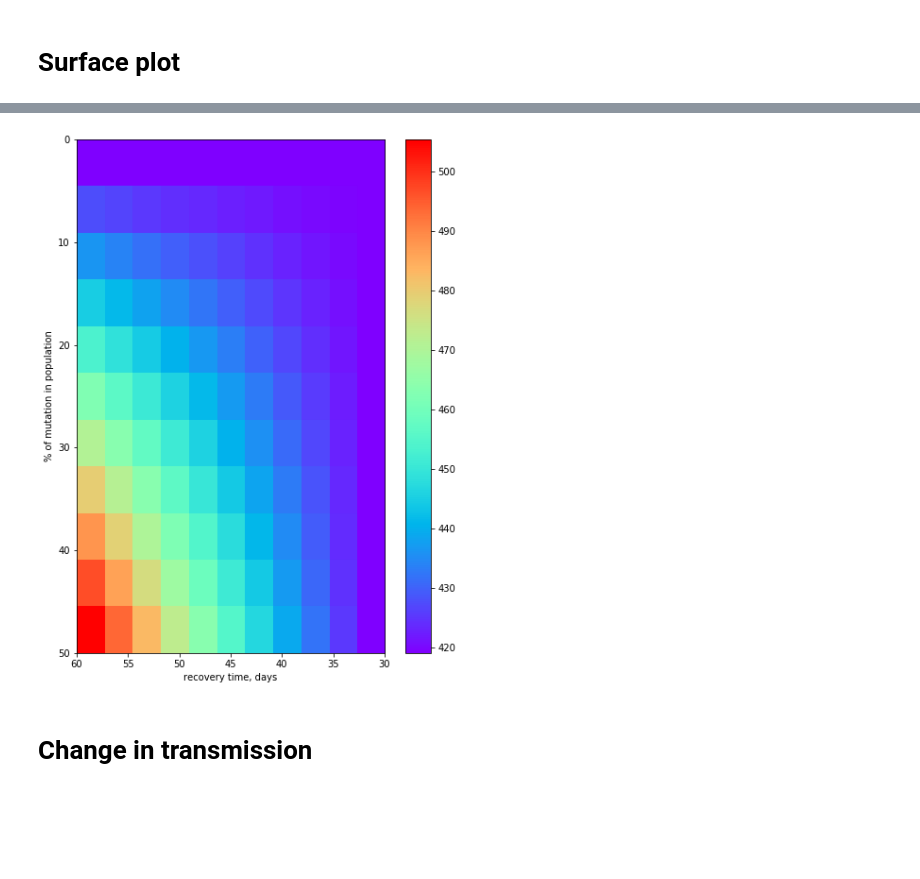
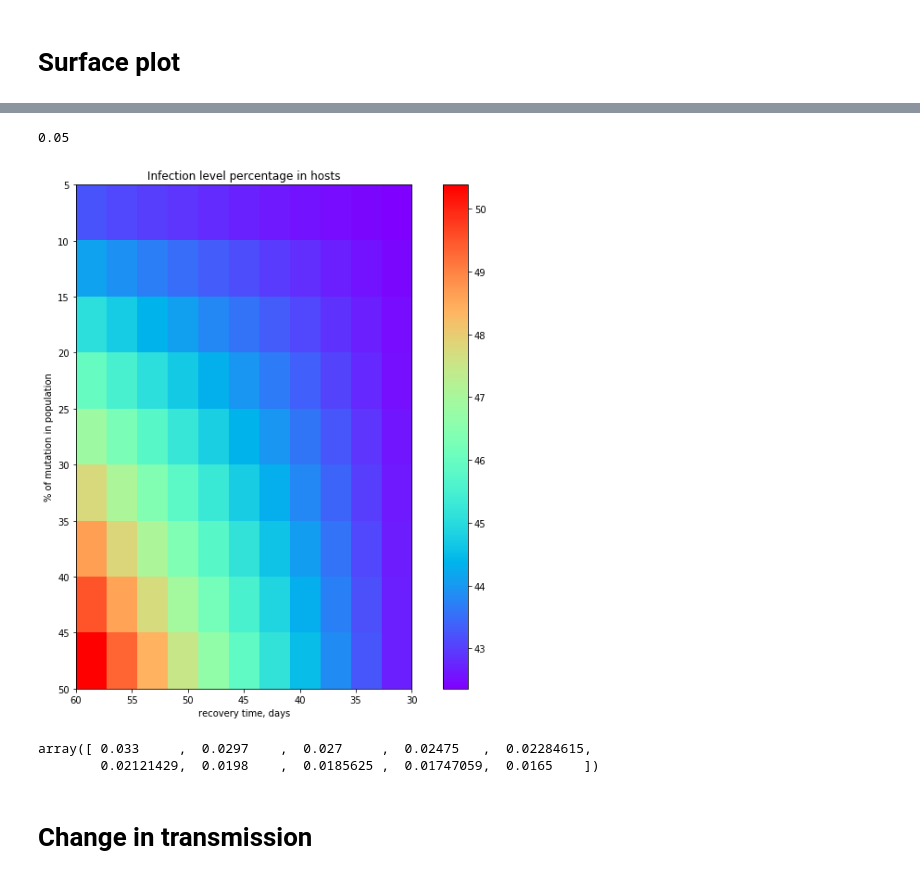
Before and after one commit to susiecant/MSc-project-code, a Jupyter notebook: differential equations with host mutation.ipynb, the cells around one changed output, grey strips where cells are left out. Cells and saved outputs as stored; diff of their text form; code cells hidden in the pictures; blank space fills up the shorter version.

```diff
--- a/differential equations with host mutation.ipynb
+++ b/differential equations with host mutation.ipynb
@@ -208,7 +260,7 @@ plt.show()
 m=np.linspace(0,500,11)
 RES_m=np.zeros((1001,9,11))
 
-r=0.5/1e3;
+r=0.5;
 
 beta=np.array([[0, 0.2], [0.5, 0.5]]);
 sigma=np.array([0.025,0.143])
@@ -219,7 +271,7 @@ gamma=np.array([0.033, 0,0.0165]);
 
 for i in range(11):
     mutants=m[i]
-    N=1e3-mutants
+    Num=1e3-mutants
     X0=np.array([1e3-mutants,mutants, 1e4]);
     Y0=np.array([0,0,0,1,0, 1]);
     ND=MaxTime=1000.0;
@@ -264,24 +316,24 @@ plt.show()
 # %% [markdown]
 # Surface plot
 # %%
-m=np.linspace(0,500,11)
-m_recov=np.linspace(0.0165,0.033,11)
-RES_m=np.zeros((1001,9,11,11))
+m=np.linspace(1,500,500)
+m_recov=1/np.linspace(1/0.033,1/0.0165,11)
+RES_m=np.zeros((1001,9,500,11))
 
-r=0.5/1e3;
+r=0.5;
 
-beta=np.array([[0, 0.2], [0.5, 0.5]]);
-sigma=np.array([0.025,0.143])
-d=np.array([5.5e-5, 0.05]);
-nu=np.array([5.5e-2, 5e2]);
-gamma=np.array([0.033, 0,0.0165]);
+beta=np.array([[0, 0.02], [0.5, 0.5]]);
+sigma=np.array([0.1,0.143])
+d=np.array([5.5e-5, 0.1]);
+nu=np.array([5.5e-2, 1e3]);
+#gamma=np.array([0.033, 0,0.0165]);
 
 for j in range(11):
     gamma=np.array([0.033, 0,m_recov[j]]);
 
-    for i in range(11):
+    for i in range(500):
         mutants=m[i]
-        N=1e3-mutants
+        Num=1e3-mutants
         X0=np.array([1e3-mutants,mutants, 1e4]);
         Y0=np.array([0,0,0,1,0, 1]);
         ND=MaxTime=1000.0;
@@ -312,0 +382,12 @@ plt.show()
+# %%
+diff_recov=100*((1/m_recov)-(1/0.033))/(1/0.033)
+Z=RES_m[1000,6,:,:]+RES_m[1000,7,:,:]
+plt.figure(figsize=(15,10))
+for i in range(11):
+    plt.plot(m/10,Z[:,i]/10,c=line_colors[i],label='{0:.0f}% longer recovery '.format(diff_recov[i]))
+
+plt.legend(loc="upper left")
+plt.ylabel('% Infected in population')
+plt.xlabel('% Population with mutation')
+plt.xlim((1,30))
+plt.show()
@@ -313,17 +407,21 @@ plt.show()
+# %%
+3e-6/(6e-5)
+# %% [output]
+0.05
 # %%
 
-plt.figure(figsize=(8,10))
+plt.figure(figsize=(12,10))
 left = 60
 right = 30
 bottom = 50
-top = 0
+top = 5
 extent = [left, right, bottom, top]
 cax=plt.imshow(Z/10, cmap='rainbow', interpolation='nearest',extent=extent)
 cbar = plt.colorbar(cax)
 plt.xlabel('recovery time, days')
 plt.ylabel('% of mutation in population')
 #plt.clim(0, 1)
-plt.title('Endemic malaria level')
+plt.title('Infection level percentage in hosts')
 plt.show()
 # %% [output]
-[figure, old version]
+[figure, new version]
@@ -329,0 +432,5 @@ plt.show()
+# %%
+1/np.linspace(1/0.033,1/0.0165,10)
+# %% [output]
+array([ 0.033     ,  0.0297    ,  0.027     ,  0.02475   ,  0.02284615,
+        0.02121429,  0.0198    ,  0.0185625 ,  0.01747059,  0.0165    ])
```
Also changed, not shown: parts of 24 cells of this notebook, 2 other files.
